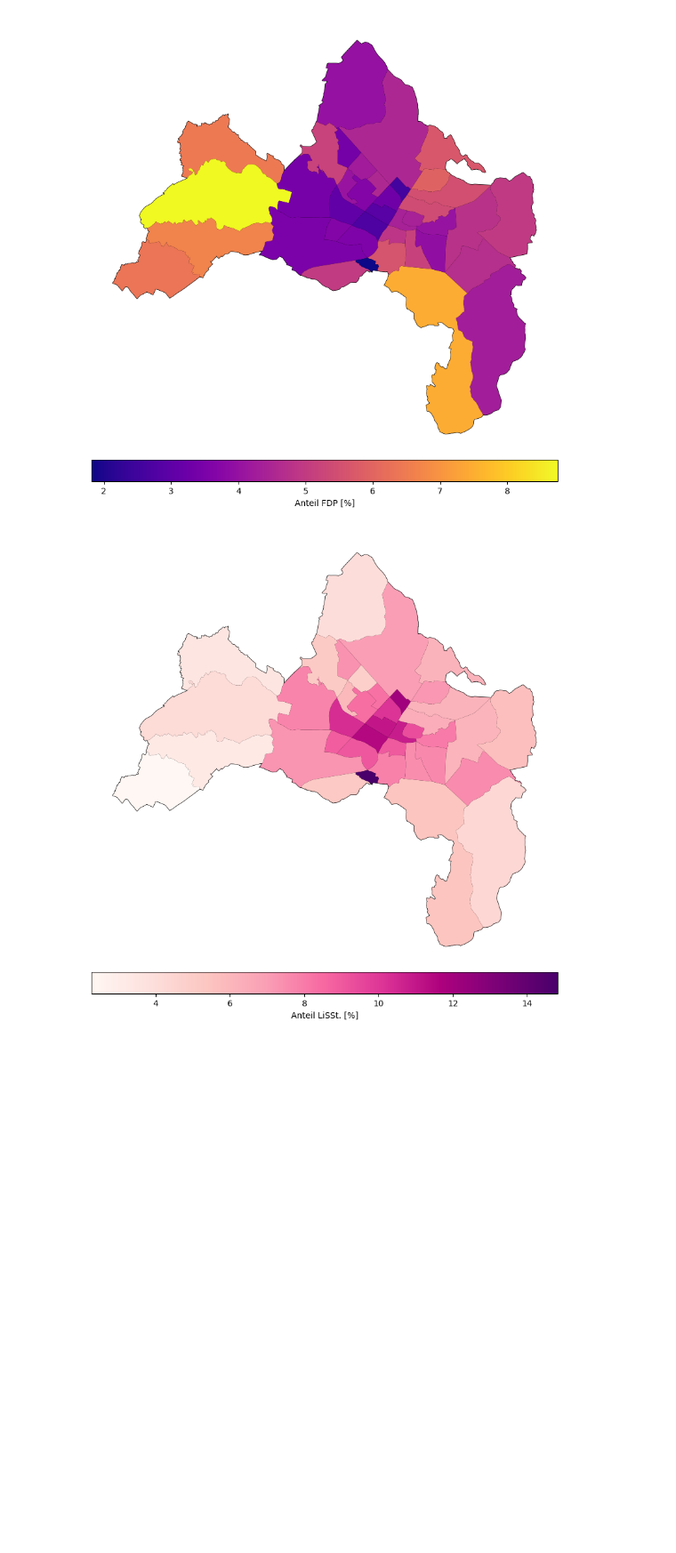
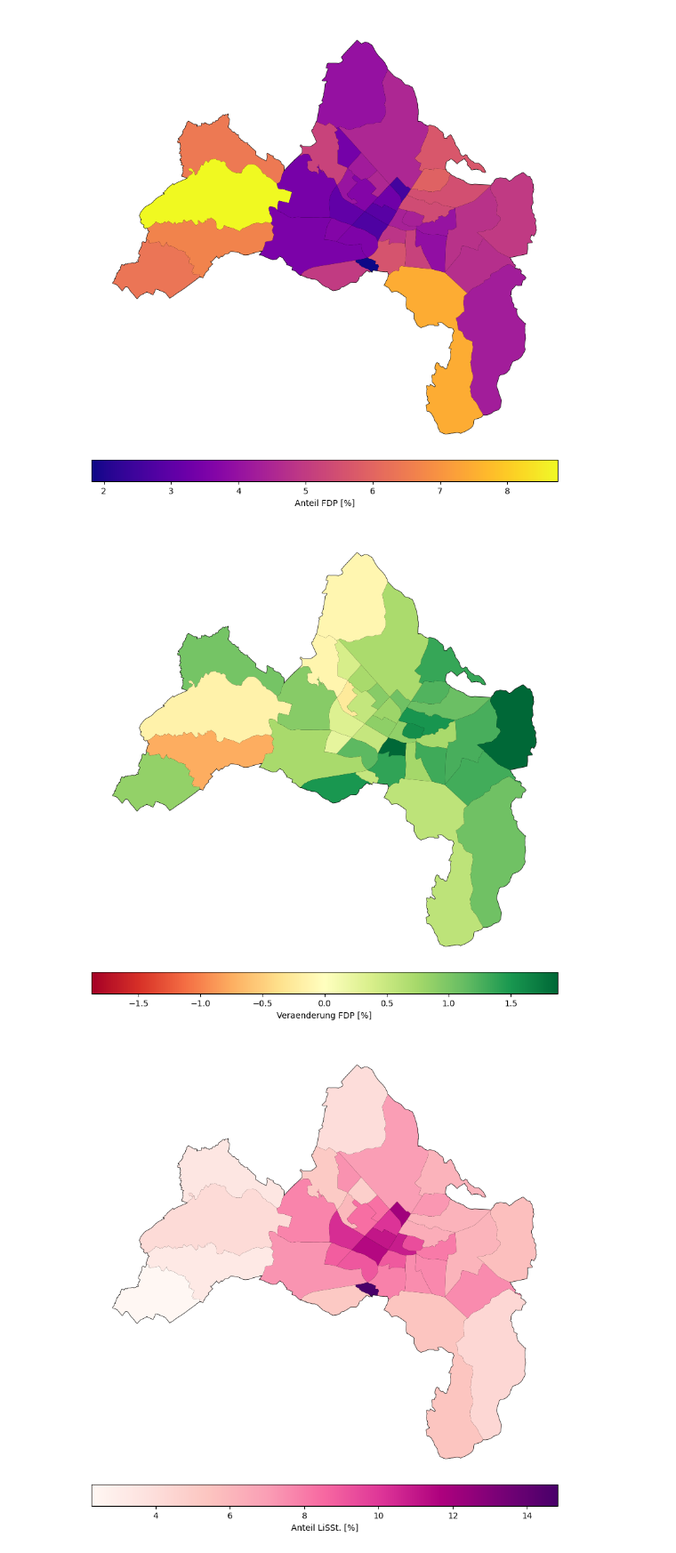
Before and after one commit to tkfritz/Freiburg_wahlen, a Jupyter notebook: Gemeinderatswahl24_Analyse.ipynb, the cells around one changed output. Shown at 89% size. Drawn from its saved outputs; the diff is of its cells as text; code cells hidden in the pictures; blank space fills up the shorter version.

```diff
--- a/Gemeinderatswahl24_Analyse.ipynb
+++ b/Gemeinderatswahl24_Analyse.ipynb
@@ -124,6 +105,10 @@ karte_stadtbezirke(joined,'SPD')
 karte_stadtbezirke(joined,'FDP')
 # %% [output]
 [figure]
+# %%
+karte_stadtbezirke(joined,'FDP_differenz')
+# %% [output]
+[figure, added]
 # %%
 karte_stadtbezirke(joined,'LiSSt.')
 # %% [output]
```
Also changed, not shown: parts of 16 cells of this notebook, 1 other file.
